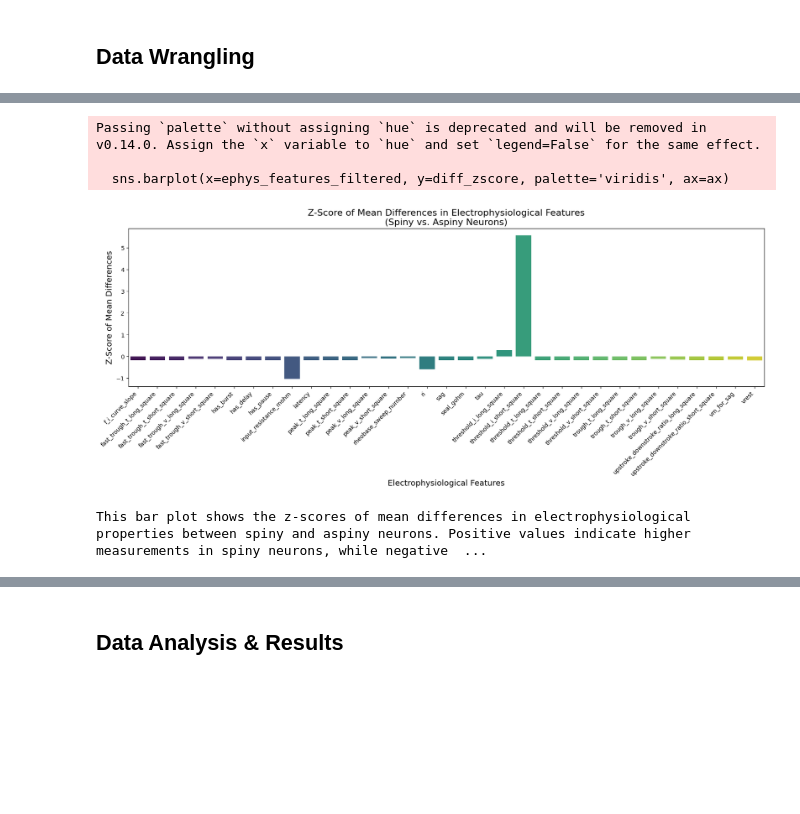
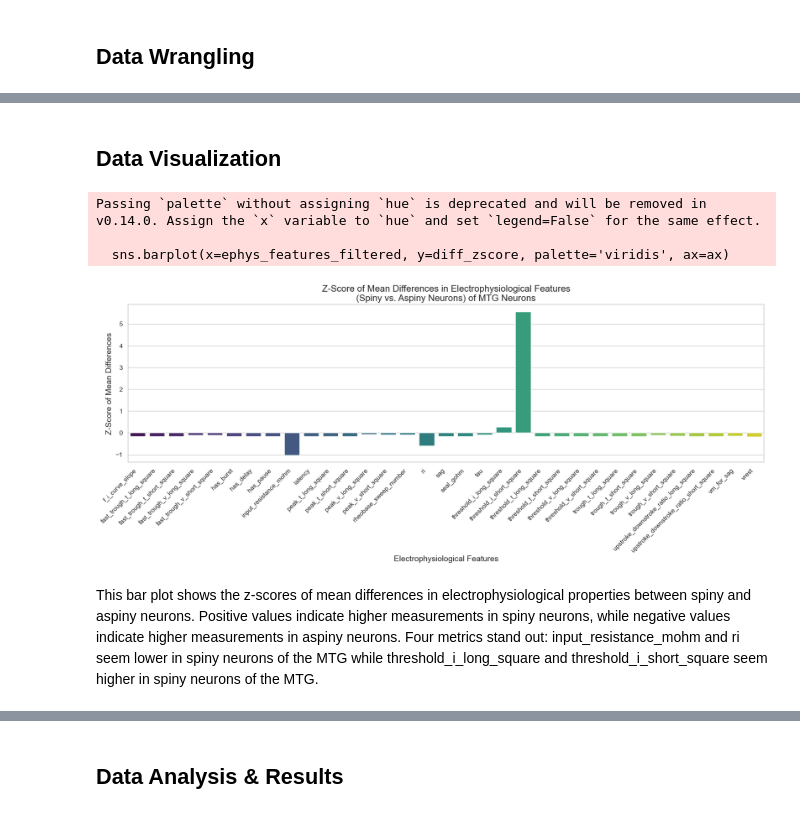
Before and after one commit to Shriya-Krishna/BIPN162, a Jupyter notebook: CellTypesProject_template.ipynb, the cells around one changed output, grey strips where cells are left out. Saved outputs shown, nothing was run; the diff lists cells and outputs as text; code cells hidden in the pictures; blank space fills up the shorter version.

```diff
--- a/CellTypesProject_template.ipynb
+++ b/CellTypesProject_template.ipynb
@@ -171,40 +226,51 @@ dtype: int64
+# %% [markdown]
+## Data Visualization
 # %%
-# Create z-score plot of mean differences between spiny and aspiny neurons
+# Create z-score plot of mean differences
+# between spiny and aspiny neurons
 fig, ax = plt.subplots(figsize=(20, 5))
 
-# Generate list of mean differences for electrophysiological features
+# Generate list of mean differences
+# for electrophysiological features
 diff_ephys = []
 for col in ephys_features_filtered:
-    spiny_mean = spiny_ephys_df[col].mean()
-    aspiny_mean = aspiny_ephys_df[col].mean()
+    spiny_mean = MTG_spiny_df[col].mean()
+    aspiny_mean = MTG_aspiny_df[col].mean()
     diff_ephys.append(spiny_mean - aspiny_mean)
 
 # Create dictionary for ease of reference
-dictionary = dict(zip(ephys_features_filtered, diff_ephys))
+dictionary = dict(zip(
+    ephys_features_filtered, diff_ephys))
 
 # Generate z-scores for the differences
 diff_zscore = stats.zscore(diff_ephys)
 
-# Plot the bar plot with consistent color scheme using seaborn's 'viridis' palette
-sns.barplot(x=ephys_features_filtered, y=diff_zscore, palette='viridis', ax=ax)
+# Plot the bar plot with consistent
+# color scheme using seaborn's 'viridis' palette
+sns.barplot(x=ephys_features_filtered,
+            y=diff_zscore,
+            palette='viridis',
+            ax=ax)
 
 # Add plot title and axis labels
-ax.set_title('Z-Score of Mean Differences in Electrophysiological Features\n(Spiny vs. Aspiny Neurons)', fontsize=16)
-ax.set_xlabel('Electrophysiological Features', fontsize=14)
-ax.set_ylabel('Z-Score of Mean Differences', fontsize=14)
+ax.set_title(
+    'Z-Score of Mean Differences in Electrophysiological Features\n(Spiny vs. Aspiny Neurons) of MTG Neurons',
+             fontsize=16)
+ax.set_xlabel('Electrophysiological Features',
+              fontsize=14)
+ax.set_ylabel('Z-Score of Mean Differences',
+              fontsize=14)
 
 # Rotate x-axis labels for readability
 plt.xticks(rotation=45, ha="right")
 
 # Display the plot
 plt.show()
-
-# Interpretation:
-print("This bar plot shows the z-scores of mean differences in electrophysiological properties between spiny and aspiny neurons. Positive values indicate higher measurements in spiny neurons, while negative values indicate higher measurements in aspiny neurons.")
 # %% [output]
 Passing `palette` without assigning `hue` is deprecated and will be removed in v0.14.0. Assign the `x` variable to `hue` and set `legend=False` for the same effect.
 
   sns.barplot(x=ephys_features_filtered, y=diff_zscore, palette='viridis', ax=ax)
-[figure, old version]
+[figure, new version]
-This bar plot shows the z-scores of mean differences in electrophysiological properties between spiny and aspiny neurons. Positive values indicate higher measurements in spiny neurons, while negative  ...
+# %% [markdown]
+This bar plot shows the z-scores of mean differences in electrophysiological properties between spiny and aspiny neurons. Positive values indicate higher measurements in spiny neurons, while negative values indicate higher measurements in aspiny neurons. Four metrics stand out: input_resistance_mohm and ri seem lower in spiny neurons of the MTG while threshold_i_long_square and threshold_i_short_square seem higher in spiny neurons of the MTG.
 # %%
```
Also changed, not shown: parts of 21 cells of this notebook, 3 other files.
